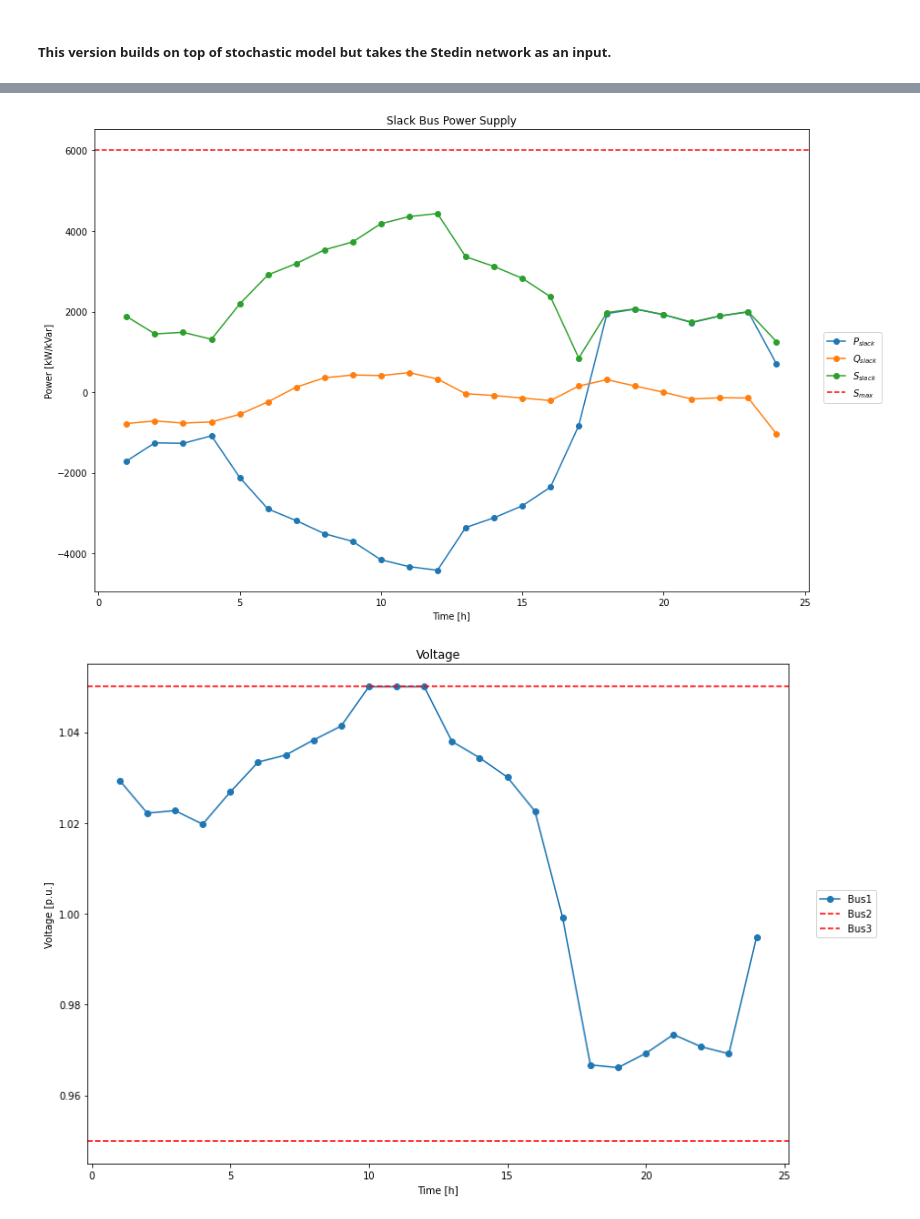
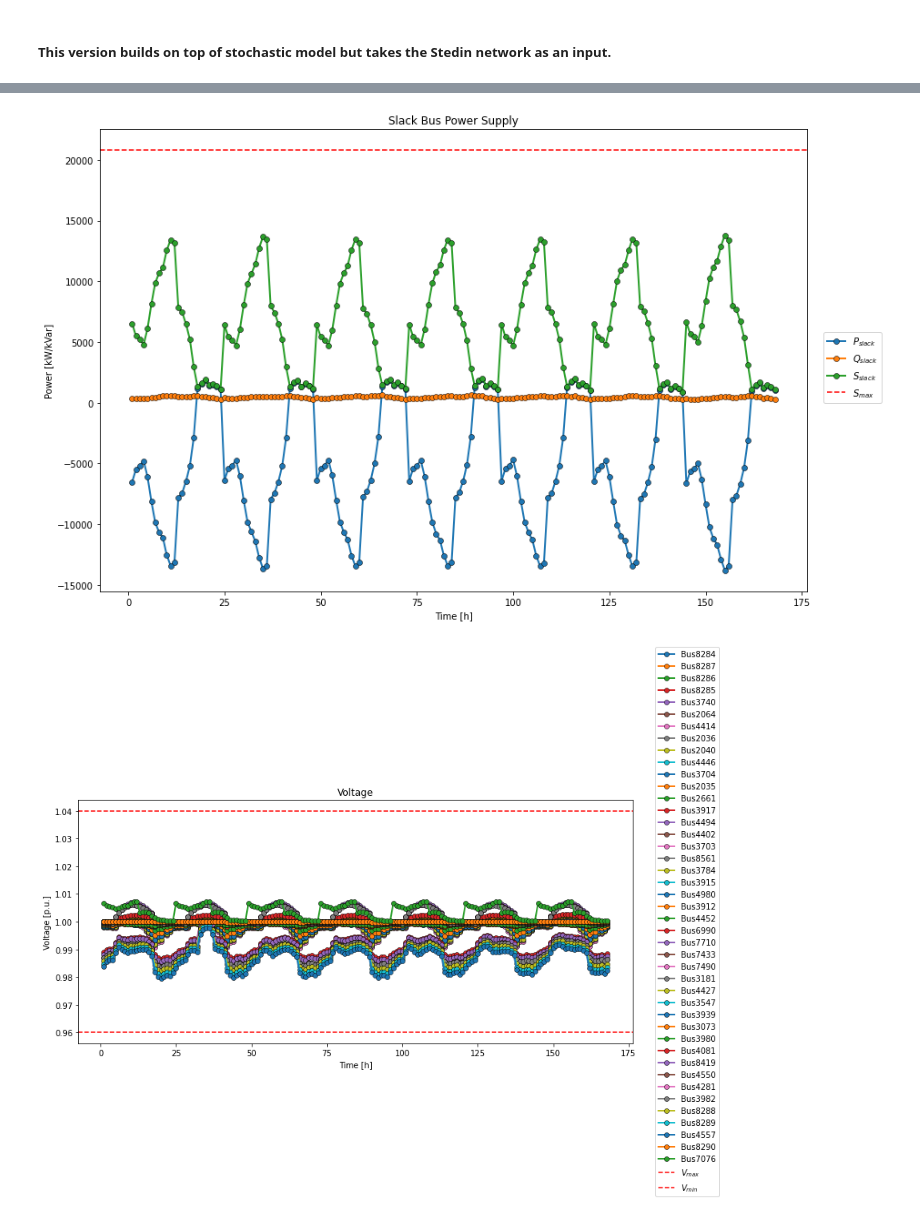
Before and after one commit to filipforro/MasterThesis, a Jupyter notebook: Pyomo/network/test_model_stedin.ipynb, the cells around one changed output, grey strips where cells are left out. Saved outputs shown, nothing was run; the diff lists cells and outputs as text; code cells hidden in the pictures.

```diff
--- a/Pyomo/network/test_model_stedin.ipynb
+++ b/Pyomo/network/test_model_stedin.ipynb
@@ -12,7 +13,7 @@ plt.style.use({'figure.facecolor':'white'})
 # %%
 def read_input(filename):
     NodeData = pd.read_excel(filename, sheet_name='NodeData')
-    SystemDemand = pd.read_excel(filename, sheet_name='SystemDemand')
+    SystemDemand = pd.read_excel(filename, sheet_name='SystemDemand', index_col=0, usecols='B:AS')
     PVData = pd.read_excel(filename, sheet_name='PVData')
     PVGeneration = pd.read_excel(filename, sheet_name='PVGeneration')
     WindData = pd.read_excel(filename, sheet_name='WindData')
@@ -367,9 +372,10 @@ data = read_input(r'Input_Files\InputDataVreeswajk_v1.xlsx')
 Sbase = 1000 # kVA
 Vnom = 10/np.sqrt(3)    # kV
 Zbase = (Vnom**2)*1000/Sbase # Ohm
-Vmax = 1.05
-Vmin = 0.95
+Ibase = Sbase/Vnom/1000 # kA
+Vmax = 1.04
+Vmin = 0.96
 eta_conf = 5/100
-model, buses, lines, pvs, wts, storages, DGs = optimization_model(data, Vmax, Vmin, Vnom, Sbase, Zbase, eta_conf)
+model, buses, lines, pvs, wts, storages, DGs = optimization_model(data, Vmax, Vmin, Vnom, Sbase, Zbase, Ibase, eta_conf)
 #model.pprint()
 # %% [output]
@@ -411,15 +418,23 @@ print([supply*Sbase, demand*Sbase, losses*Sbase, demand*Sbase + losses*Sbase])
 # %%
 # DATA VISUALIZATION
-voltage = pd.DataFrame(columns=buses, index=data['SystemDemand']['TIME'].values)
-active_s = pd.DataFrame(columns=buses[0:1], index=data['SystemDemand']['TIME'].values)
-reactive_s = pd.DataFrame(columns=buses[0:1], index=data['SystemDemand']['TIME'].values)
-apparent_s = pd.DataFrame(columns=buses[0:1], index=data['SystemDemand']['TIME'].values)
+
+loading = pd.DataFrame(columns=lines, index=data['SystemDemand'].index)
+voltage = pd.DataFrame(columns=buses, index=data['SystemDemand'].index)
+active_s = pd.DataFrame(columns=buses[0:1], index=data['SystemDemand'].index)
+reactive_s = pd.DataFrame(columns=buses[0:1], index=data['SystemDemand'].index)
+apparent_s = pd.DataFrame(columns=buses[0:1], index=data['SystemDemand'].index)
 
 for t in model.TIME:
     for n in model.NODES:
         voltage.loc[t,n] = np.sqrt(model.V[n,t].value)
-        if n == 1:
+        if n == 8284:
             active_s.loc[t,n] = model.Ps[n,t].value*Sbase
             reactive_s.loc[t,n] = model.Qs[n,t].value*Sbase
             apparent_s.loc[t,n] = np.sqrt(active_s.loc[t,n]**2 + reactive_s.loc[t,n]**2)
-Ss_max = model.Ss_max[1].value*Sbase
+
+for i,j in model.LINES:
+    for t in model.TIME:
+        loading.loc[t, pd.IndexSlice[i, j]] = np.sqrt(model.I[i,j,t].value)/(3*model.I_max[i,j].value)*100
+
+Ss_max = model.Ss_max[8284].value*Sbase
+pd.set_option('display.max_columns', None)
@@ -444,25 +441,33 @@ Name: 1, dtype: object
 # %%
 # Active and reactive power demand and supply (supply only from from slack bus)
 fig_pow, ax_pow = plt.subplots(nrows=1, ncols=1, squeeze=False, figsize=(12,8))
-ax_pow[0,0].plot(active_s.index, active_s, marker='o', label = '$P_{slack}$');ax_pow[0,0].set_xlabel('Time [h]');ax_pow[0,0].set_ylabel('Power [kW/kVar]');ax_pow[0,0].set_title('Slack Bus Power Supply');
-ax_pow[0,0].plot(reactive_s.index, reactive_s, marker='o', label = '$Q_{slack}$')
-ax_pow[0,0].plot(reactive_s.index, apparent_s, marker='o', label='$S_{slack}$')
+ax_pow[0,0].plot(active_s.index, active_s, marker='o', lw=2, alpha=1, markeredgecolor='k', markeredgewidth=0.5, label = '$P_{slack}$');ax_pow[0,0].set_xlabel('Time [h]');ax_pow[0,0].set_ylabel('Power [kW/kVar]');ax_pow[0,0].set_title('Slack Bus Power Supply');
+ax_pow[0,0].plot(reactive_s.index, reactive_s, marker='o', lw=2, alpha=1, markeredgecolor='k', markeredgewidth=0.5, label = '$Q_{slack}$')
+ax_pow[0,0].plot(reactive_s.index, apparent_s, marker='o', lw=2, alpha=1, markeredgecolor='k', markeredgewidth=0.5, label='$S_{slack}$')
 ax_pow[0,0].axhline(Ss_max, color='r', linestyle='--', label='$S_{max}$')
 fig_pow.legend(bbox_to_anchor=(1.04,0.5), loc='center', borderaxespad=0);
 fig_pow.tight_layout()
 fig_pow.show;
 
 
 # Voltage profile
 b=['Bus'+str(i) for i in voltage.columns]
 b.extend({'$V_{min}$','$V_{max}$'})
 fig_v, ax_v = plt.subplots(nrows=1, ncols=1, squeeze=False, figsize=(12,8))
-ax_v[0,0].plot(voltage.index, voltage.loc[:,27], marker='o');ax_v[0,0].set_xlabel('Time [h]');ax_v[0,0].set_ylabel('Voltage [p.u.]');ax_v[0,0].set_title('Voltage');
+ax_v[0,0].plot(voltage.index, voltage.loc[:,:], marker='o', lw=2, alpha=1, markeredgecolor='k', markeredgewidth=0.5);ax_v[0,0].set_xlabel('Time [h]');ax_v[0,0].set_ylabel('Voltage [p.u.]');ax_v[0,0].set_title('Voltage');
 ax_v[0,0].axhline(model.Vmin.value, color='r', linestyle='--')
 ax_v[0,0].axhline(model.Vmax.value, color='r', linestyle='--')
 ax_v[0,0].legend(b, bbox_to_anchor=(1.04,0.5), loc="center left", borderaxespad=0)
 fig_v.tight_layout()
 fig_v.show;
+
+# Current profile
+fig_i, ax_i = plt.subplots(nrows=1, ncols=1, squeeze=False, figsize=(12,8))
+ax_i[0,0].plot(loading.index, loading, marker='o', lw=2, alpha=1, markeredgecolor='k', markeredgewidth=0.5);ax_i[0,0].set_xlabel('Time [h]');ax_i[0,0].set_ylabel('Current [%]');ax_i[0,0].set_title('Current');
+fig_i.legend(['Line '+str(i)+'-'+str(j) for i,j in loading.columns], bbox_to_anchor=(1.04,0.5), loc='center', borderaxespad=0);
+fig_i.tight_layout()
+fig_i.show;
+plt.savefig('current.png', bbox_inches='tight')
 # %% [output]
-[figure, old version]
+[figure, new version]
-[figure, old version]
+[figure, new version]
```
Also changed, not shown: parts of 10 cells of this notebook, 8 other files.
